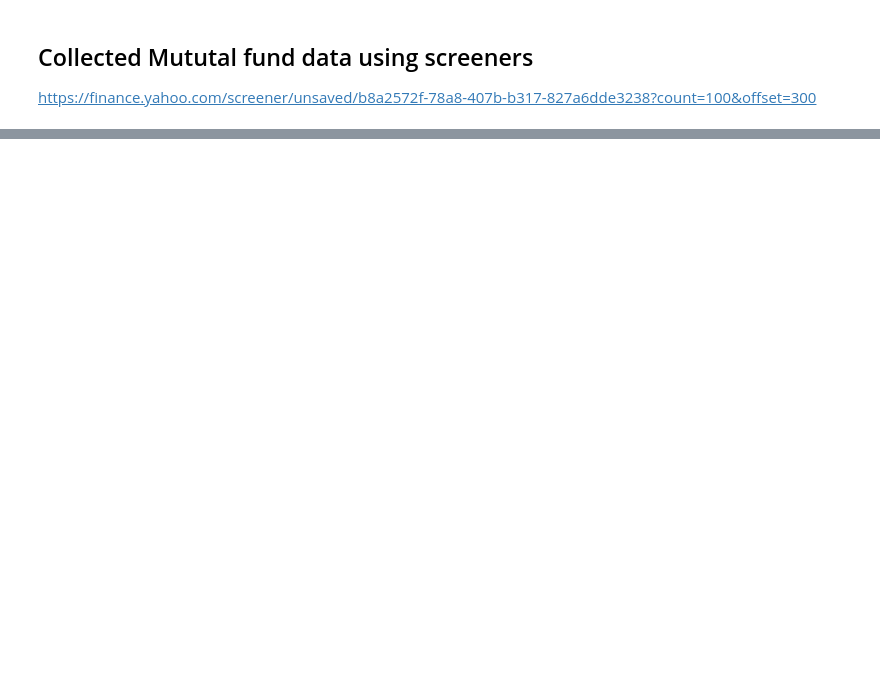
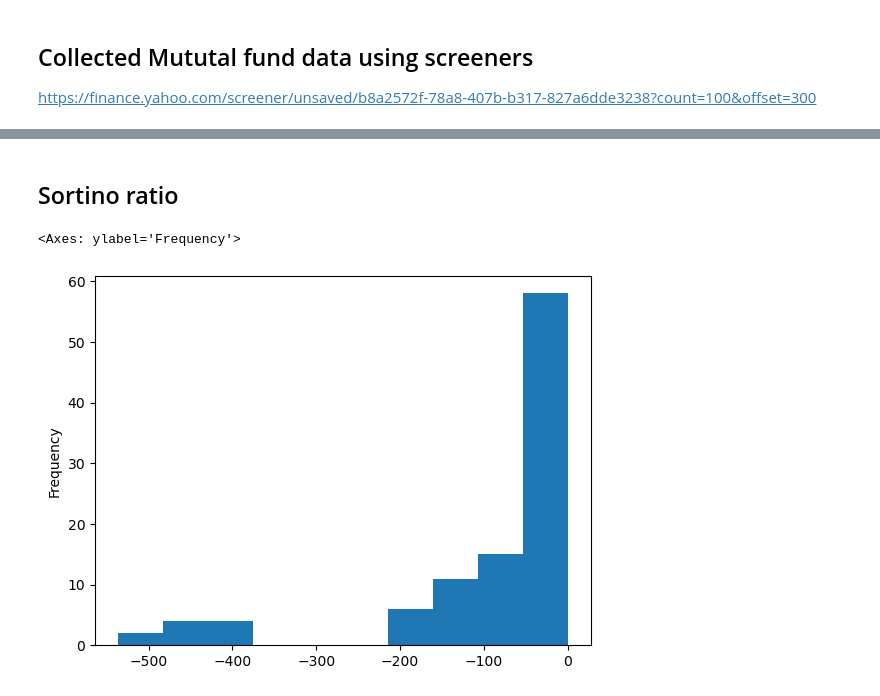
Before and after one commit to ansingh16/Indian_MF_tracking, a Jupyter notebook: Mutual_funds.ipynb, the cells around one changed output, grey strips where cells are left out. Saved outputs shown, nothing was run; the diff lists cells and outputs as text; code cells hidden in the pictures; blank space fills up the shorter version.

```diff
--- a/Mutual_funds.ipynb
+++ b/Mutual_funds.ipynb
@@ -135,0 +204,30 @@ GridspecLayout(children=(Output(layout=Layout(grid_area='widget001')), HTML(valu
+# %% [markdown]
+## Sortino ratio
+# %%
+def calculate_sortino_ratio(ticker_symbol, risk_free_rate):
+
+    ticker = yf.Ticker(ticker_symbol)
+    mf_df = ticker.history(period="3y")
+    returns =  mf_df["Close"].pct_change().dropna()
+    downside_returns = returns[returns < 0]
+    downside_deviation = np.std(downside_returns)
+
+    expected_return = returns.mean()
+    excess_return = expected_return - risk_free_rate
+
+    sortino_ratio = excess_return / downside_deviation
+    return sortino_ratio
+
+sr = []
+for mf_symb in tqdm.tqdm(MF_data['Symbol'].tolist()):
+    # risk-free rate
+    risk_free_rate = 0.04
+    sr.append(calculate_sortino_ratio(mf_symb, risk_free_rate))
+
+MF_data['Sortino'] = np.array(sr)
+MF_data.reset_index().to_feather('MF_data_tmp.dat')
+# %%
+MF_data['Sortino'].plot(kind='hist')
+# %% [output]
+<Axes: ylabel='Frequency'>
+[figure, added]
```
Also changed, not shown: parts of 26 cells of this notebook, 2 other files.
